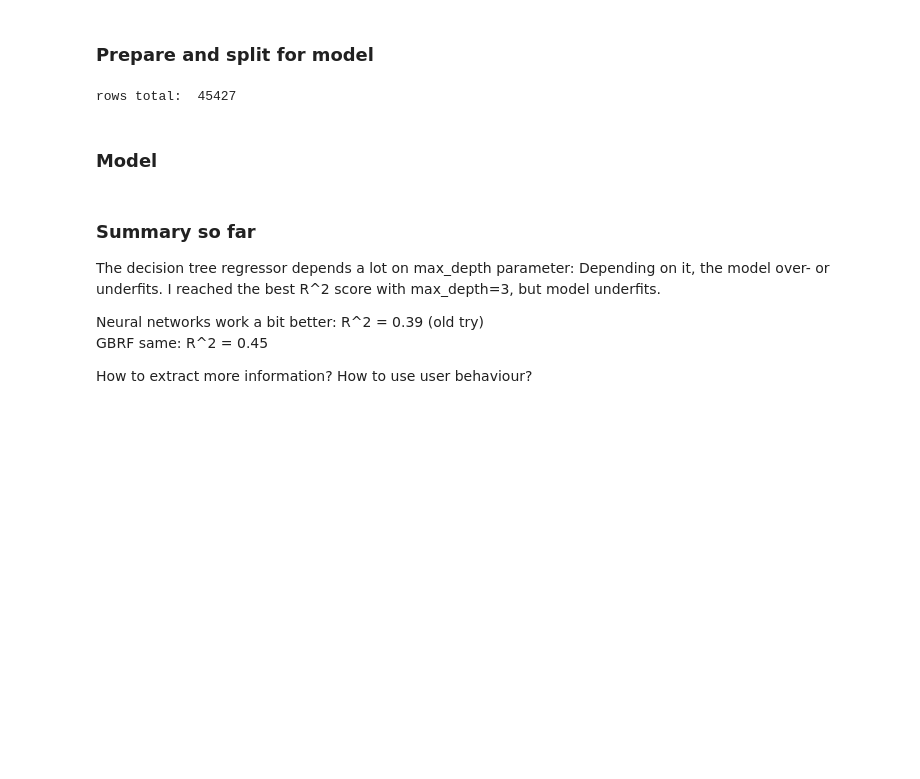
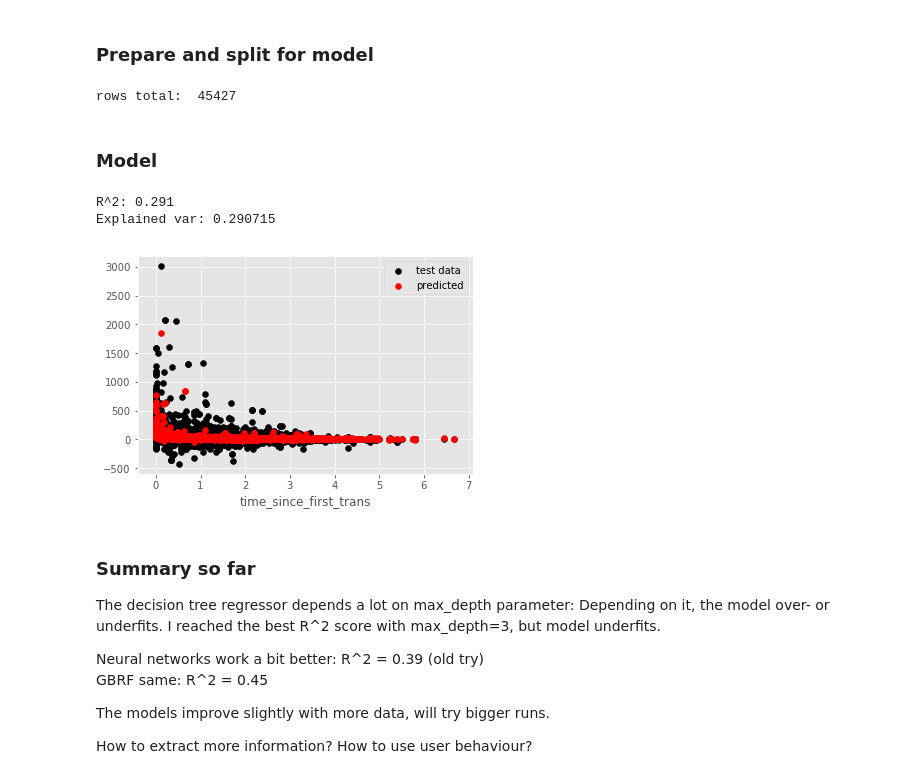
Before and after one commit to fdelia/bots, a Jupyter notebook: 4_prediction_model.ipynb, the cells around one changed output. Drawn from its saved outputs; the diff is of its cells as text; code cells hidden in the pictures; blank space fills up the shorter version.

```diff
--- a/4_prediction_model.ipynb
+++ b/4_prediction_model.ipynb
@@ -281,36 +282,41 @@ model = Pipeline([
             ])),
 
         ]
     )),
     #('model', MLPRegressor(max_iter=50, hidden_layer_sizes=(100,)))
     ('model', GradientBoostingRegressor(max_depth=3))
     #('model', SVC(kernel='linear', n_jobs=-1))
 ])
 
 model.fit(X_train, y_train)
 y_pred = model.predict(X_test)
 print("R^2: %1.3f" % r2_score(y_test, y_pred))
 print("Explained var: {:3f}".format(explained_variance_score(y_test, y_pred)))
 #print(y_pred)
 #print(classification_report(y_test, y_pred))
 
 # Residual plot
+# time_since_first because it seems to have some influence (see feature importance below)
 X_res = X_test['time_since_first_trans']
-plt.scatter(X_res, y_test, color='black')
-plt.scatter(X_res, y_pred, color='red')
+plt.scatter(X_res, y_test, color='black', label='test data')
+plt.scatter(X_res, y_pred, color='red', label='predicted')
 plt.xlabel('time_since_first_trans')
-plt.show()
+plt.legend(); plt.show()
 
 if False:
     from sklearn.model_selection import GridSearchCV
     param_grid = {
         'model__hidden_layer_sizes':[(50,), (100,), (200,), (100, 50)]
 #        'motdel__alpha': np.logspace(-1, 4, 6),
                  }
     grid = GridSearchCV(model, param_grid, cv=3)
     grid.fit(X_train, y_train)
 
     print(grid.best_params_)
+# %% [output]
+R^2: 0.291
+Explained var: 0.290715
+[figure, added]
 # %% [markdown]
 ### Summary so far
 The decision tree regressor depends a lot on max_depth parameter: Depending on it, the model over- or underfits. I reached the best R^2 score with max_depth=3, but model underfits.
@@ -318,6 +324,8 @@ The decision tree regressor depends a lot on max_depth parameter: Depending on i
 Neural networks work a bit better: R^2 = 0.39 (old try)
 GBRF same: R^2 = 0.45
 
+The models improve slightly with more data, will try bigger runs.
+
 How to extract more information? How to use user behaviour?
 # %%
 #print(model.named_steps['model'].feature_importances_)
```
Also changed, not shown: parts of 2 cells of this notebook.
